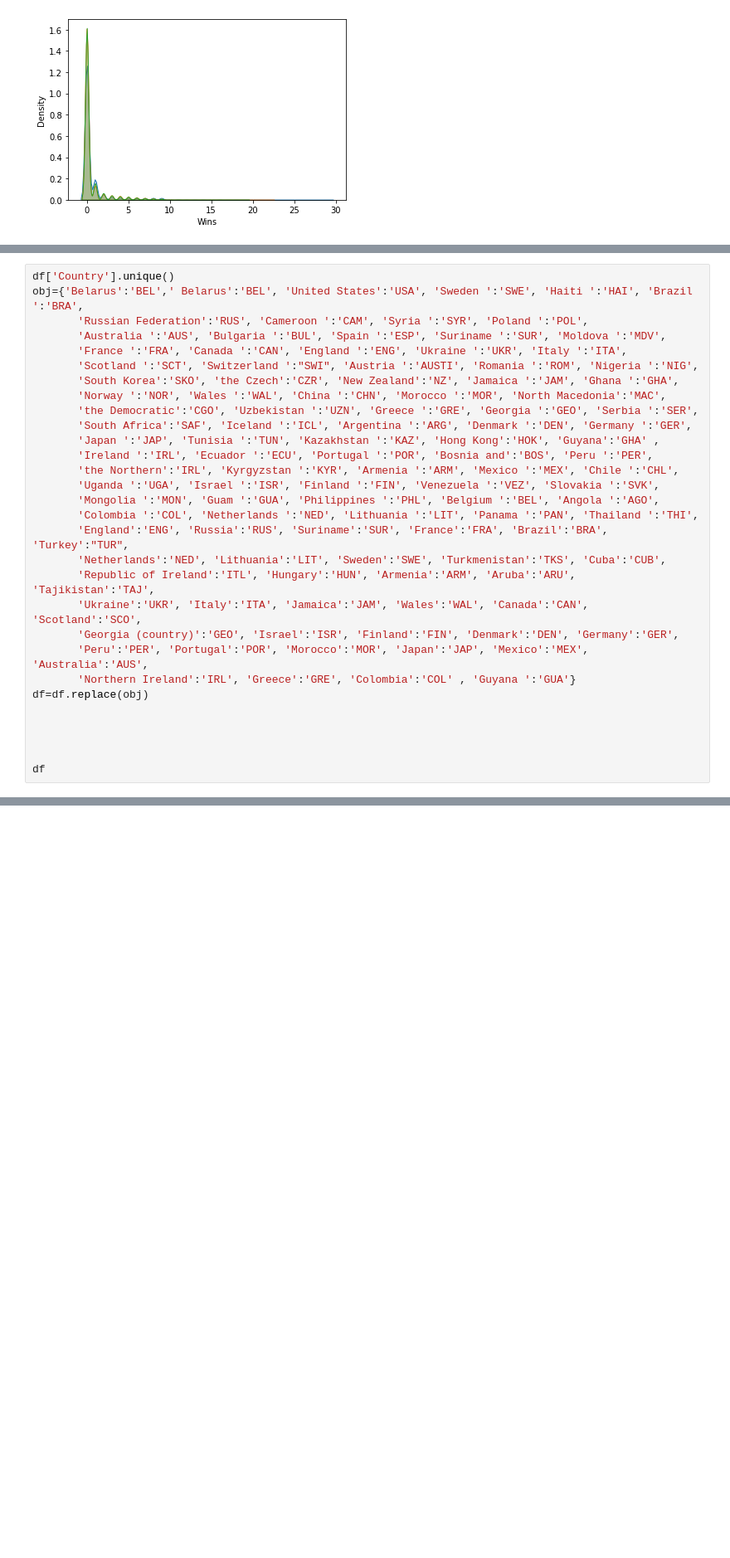
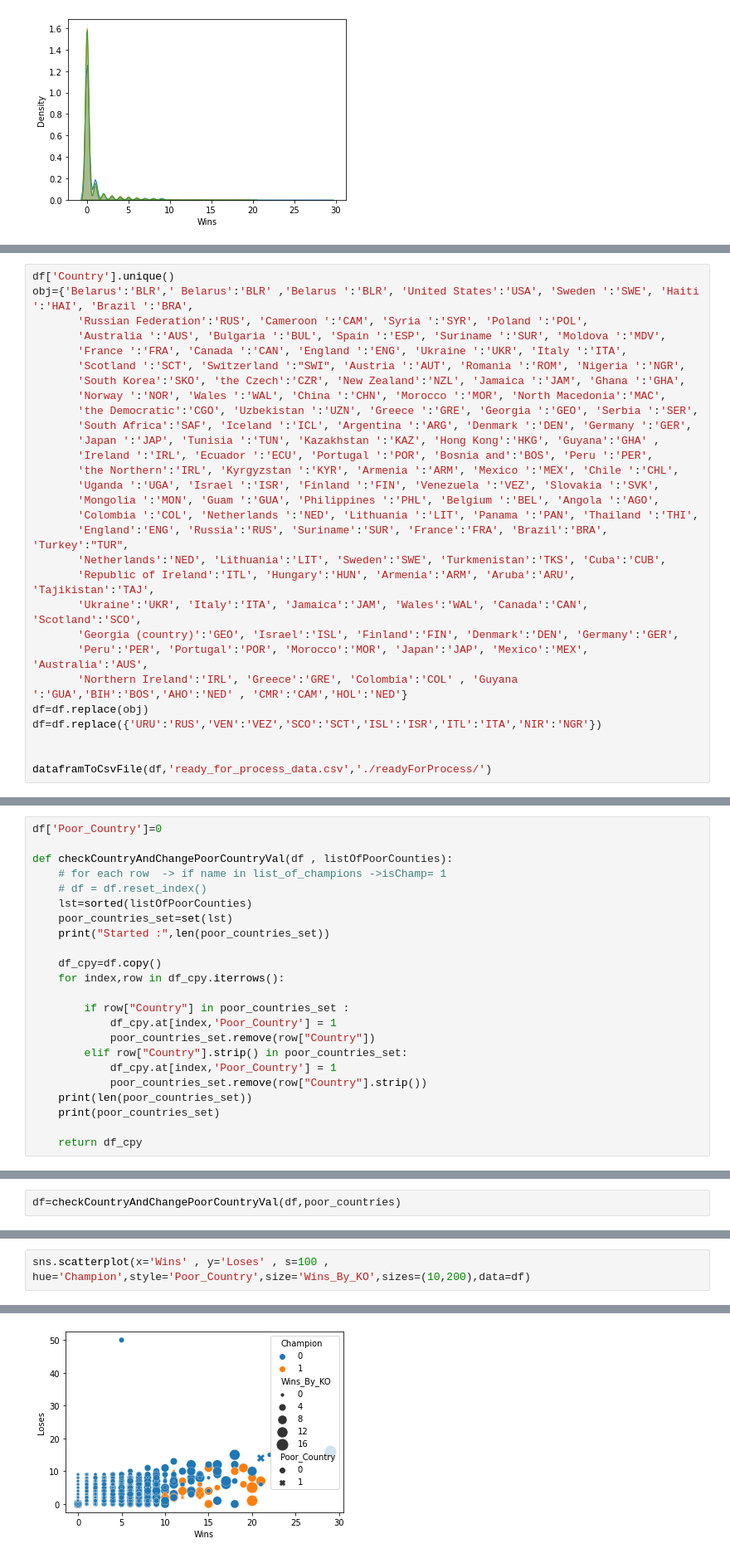
Before and after one commit to omriglevi/DataScience-Final, a Jupyter notebook: Data Science Final Project.ipynb, the cells around one changed output, grey strips where cells are left out. Shown at 83% size. Saved outputs shown, nothing was run; the diff lists cells and outputs as text; blank space fills up the shorter version.

```diff
--- a/Data Science Final Project.ipynb
+++ b/Data Science Final Project.ipynb
@@ -381,15 +410,15 @@ sns.kdeplot(df.Loses_By_Submission, shade=True)
 # %%
 df['Country'].unique()
-obj={'Belarus':'BEL',' Belarus':'BEL', 'United States':'USA', 'Sweden ':'SWE', 'Haiti ':'HAI', 'Brazil ':'BRA',
+obj={'Belarus':'BLR',' Belarus':'BLR' ,'Belarus ':'BLR', 'United States':'USA', 'Sweden ':'SWE', 'Haiti ':'HAI', 'Brazil ':'BRA',
        'Russian Federation':'RUS', 'Cameroon ':'CAM', 'Syria ':'SYR', 'Poland ':'POL',
        'Australia ':'AUS', 'Bulgaria ':'BUL', 'Spain ':'ESP', 'Suriname ':'SUR', 'Moldova ':'MDV',
        'France ':'FRA', 'Canada ':'CAN', 'England ':'ENG', 'Ukraine ':'UKR', 'Italy ':'ITA',
-       'Scotland ':'SCT', 'Switzerland ':"SWI", 'Austria ':'AUSTI', 'Romania ':'ROM', 'Nigeria ':'NIG',
-       'South Korea':'SKO', 'the Czech':'CZR', 'New Zealand':'NZ', 'Jamaica ':'JAM', 'Ghana ':'GHA',
+       'Scotland ':'SCT', 'Switzerland ':"SWI", 'Austria ':'AUT', 'Romania ':'ROM', 'Nigeria ':'NGR',
+       'South Korea':'SKO', 'the Czech':'CZR', 'New Zealand':'NZL', 'Jamaica ':'JAM', 'Ghana ':'GHA',
        'Norway ':'NOR', 'Wales ':'WAL', 'China ':'CHN', 'Morocco ':'MOR', 'North Macedonia':'MAC',
        'the Democratic':'CGO', 'Uzbekistan ':'UZN', 'Greece ':'GRE', 'Georgia ':'GEO', 'Serbia ':'SER',
        'South Africa':'SAF', 'Iceland ':'ICL', 'Argentina ':'ARG', 'Denmark ':'DEN', 'Germany ':'GER',
-       'Japan ':'JAP', 'Tunisia ':'TUN', 'Kazakhstan ':'KAZ', 'Hong Kong':'HOK', 'Guyana':'GHA' ,
+       'Japan ':'JAP', 'Tunisia ':'TUN', 'Kazakhstan ':'KAZ', 'Hong Kong':'HKG', 'Guyana':'GHA' ,
        'Ireland ':'IRL', 'Ecuador ':'ECU', 'Portugal ':'POR', 'Bosnia and':'BOS', 'Peru ':'PER',
        'the Northern':'IRL', 'Kyrgyzstan ':'KYR', 'Armenia ':'ARM', 'Mexico ':'MEX', 'Chile ':'CHL',
        'Uganda ':'UGA', 'Israel ':'ISR', 'Finland ':'FIN', 'Venezuela ':'VEZ', 'Slovakia ':'SVK',
@@ -399,12 +428,11 @@ obj={'Belarus':'BEL',' Belarus':'BEL', 'United States':'USA', 'Sweden ':'SWE', '
        'Netherlands':'NED', 'Lithuania':'LIT', 'Sweden':'SWE', 'Turkmenistan':'TKS', 'Cuba':'CUB',
        'Republic of Ireland':'ITL', 'Hungary':'HUN', 'Armenia':'ARM', 'Aruba':'ARU', 'Tajikistan':'TAJ',
        'Ukraine':'UKR', 'Italy':'ITA', 'Jamaica':'JAM', 'Wales':'WAL', 'Canada':'CAN', 'Scotland':'SCO',
-       'Georgia (country)':'GEO', 'Israel':'ISR', 'Finland':'FIN', 'Denmark':'DEN', 'Germany':'GER',
+       'Georgia (country)':'GEO', 'Israel':'ISL', 'Finland':'FIN', 'Denmark':'DEN', 'Germany':'GER',
        'Peru':'PER', 'Portugal':'POR', 'Morocco':'MOR', 'Japan':'JAP', 'Mexico':'MEX', 'Australia':'AUS',
-       'Northern Ireland':'IRL', 'Greece':'GRE', 'Colombia':'COL' , 'Guyana ':'GUA'}
+       'Northern Ireland':'IRL', 'Greece':'GRE', 'Colombia':'COL' , 'Guyana ':'GUA','BIH':'BOS','AHO':'NED' , 'CMR':'CAM','HOL':'NED'}
 df=df.replace(obj)
+df=df.replace({'URU':'RUS','VEN':'VEZ','SCO':'SCT','ISL':'ISR','ITL':'ITA','NIR':'NGR'})
 
 
-
-
-df
+dataframToCsvFile(df,'ready_for_process_data.csv','./readyForProcess/')
@@ -445,0 +538,23 @@ array(['Belarus ', 'USA', 'SWE', 'HAI', 'BRA', 'RUS', 'CAM', 'SYR', 'POL',
+# %%
+df['Poor_Country']=0
+
+def checkCountryAndChangePoorCountryVal(df , listOfPoorCounties):
+    # for each row  -> if name in list_of_champions ->isChamp= 1
+    # df = df.reset_index()
+    lst=sorted(listOfPoorCounties)
+    poor_countries_set=set(lst)
+    print("Started :",len(poor_countries_set))
+
+    df_cpy=df.copy()
+    for index,row in df_cpy.iterrows():
+
+        if row["Country"] in poor_countries_set :
+            df_cpy.at[index,'Poor_Country'] = 1
+            poor_countries_set.remove(row["Country"])
+        elif row["Country"].strip() in poor_countries_set:
+            df_cpy.at[index,'Poor_Country'] = 1
+            poor_countries_set.remove(row["Country"].strip())
+    print(len(poor_countries_set))
+    print(poor_countries_set)
+
+    return df_cpy
@@ -445,0 +565,2 @@ array(['Belarus ', 'USA', 'SWE', 'HAI', 'BRA', 'RUS', 'CAM', 'SYR', 'POL',
+# %%
+df=checkCountryAndChangePoorCountryVal(df,poor_countries)
@@ -445,0 +573,3 @@ array(['Belarus ', 'USA', 'SWE', 'HAI', 'BRA', 'RUS', 'CAM', 'SYR', 'POL',
+# %%
+sns.scatterplot(x='Wins' , y='Loses' , s=100 , hue='Champion',style='Poor_Country',size='Wins_By_KO',sizes=(10,200),data=df)
+# %% [output]
@@ -445,0 +577 @@ array(['Belarus ', 'USA', 'SWE', 'HAI', 'BRA', 'RUS', 'CAM', 'SYR', 'POL',
+[figure, added]
```
Also changed, not shown: parts of 17 cells of this notebook, 7 other files.
